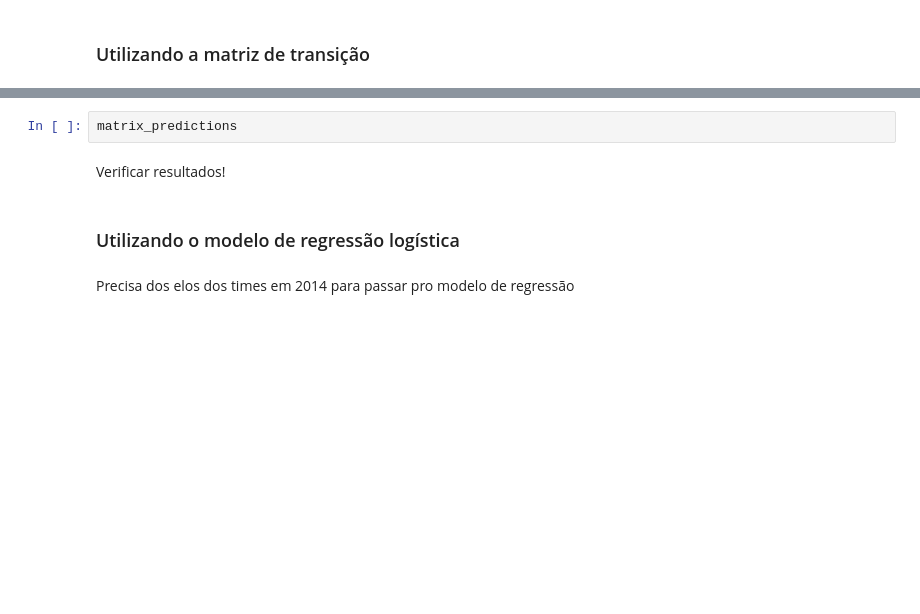
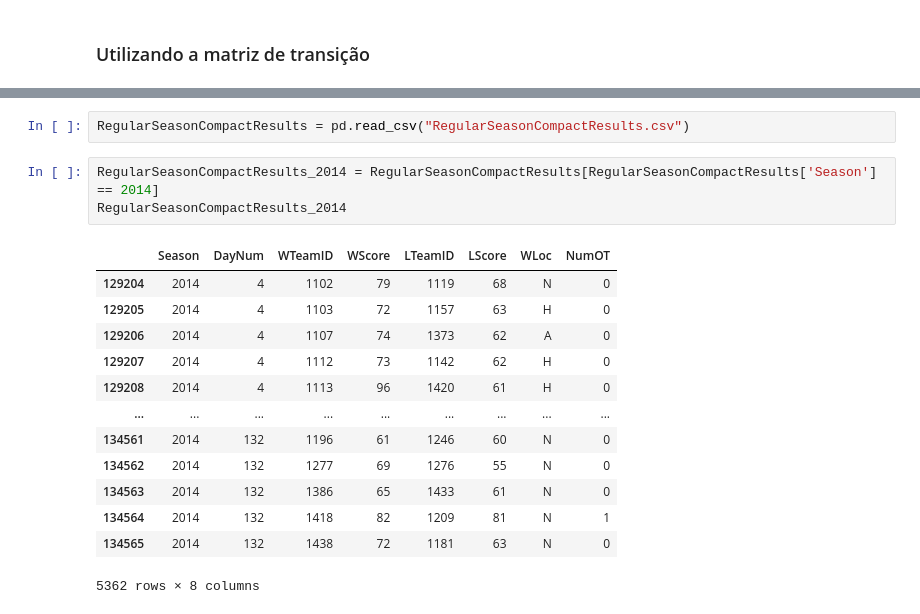
Before and after one commit to NicolasCho/projeto_ML, a Jupyter notebook: ML.ipynb, the cells around one changed output, grey strips where cells are left out. Saved outputs shown, nothing was run; the diff lists cells and outputs as text; blank space fills up the shorter version.

Commit message:
transicao resultados

```diff
--- a/ML.ipynb
+++ b/ML.ipynb
@@ -787,8 +769,19 @@ for index, row in matrix_predictions.iterrows():
-# %%
-matrix_predictions
-# %% [markdown]
-Verificar resultados!
-# %% [markdown]
-### Utilizando o modelo de regressão logística
-# %% [markdown]
-Precisa dos elos dos times em 2014 para passar pro modelo de regressão
+# %%
+RegularSeasonCompactResults = pd.read_csv("RegularSeasonCompactResults.csv")
+# %%
+RegularSeasonCompactResults_2014 = RegularSeasonCompactResults[RegularSeasonCompactResults['Season'] == 2014]
+RegularSeasonCompactResults_2014
+# %% [output]
+|  | Season | DayNum | WTeamID | WScore | LTeamID | LScore | WLoc | NumOT |
+| 129204 | 2014 | 4 | 1102 | 79 | 1119 | 68 | N | 0 |
+| 129205 | 2014 | 4 | 1103 | 72 | 1157 | 63 | H | 0 |
+| 129206 | 2014 | 4 | 1107 | 74 | 1373 | 62 | A | 0 |
+| 129207 | 2014 | 4 | 1112 | 73 | 1142 | 62 | H | 0 |
+| 129208 | 2014 | 4 | 1113 | 96 | 1420 | 61 | H | 0 |
+| ... | ... | ... | ... | ... | ... | ... | ... | ... |
+| 134561 | 2014 | 132 | 1196 | 61 | 1246 | 60 | N | 0 |
+| 134562 | 2014 | 132 | 1277 | 69 | 1276 | 55 | N | 0 |
+| 134563 | 2014 | 132 | 1386 | 65 | 1433 | 61 | N | 0 |
+| 134564 | 2014 | 132 | 1418 | 82 | 1209 | 81 | N | 1 |
+| 134565 | 2014 | 132 | 1438 | 72 | 1181 | 63 | N | 0 |
+5362 rows × 8 columns
```
Also changed, not shown: parts of 20 cells of this notebook.
